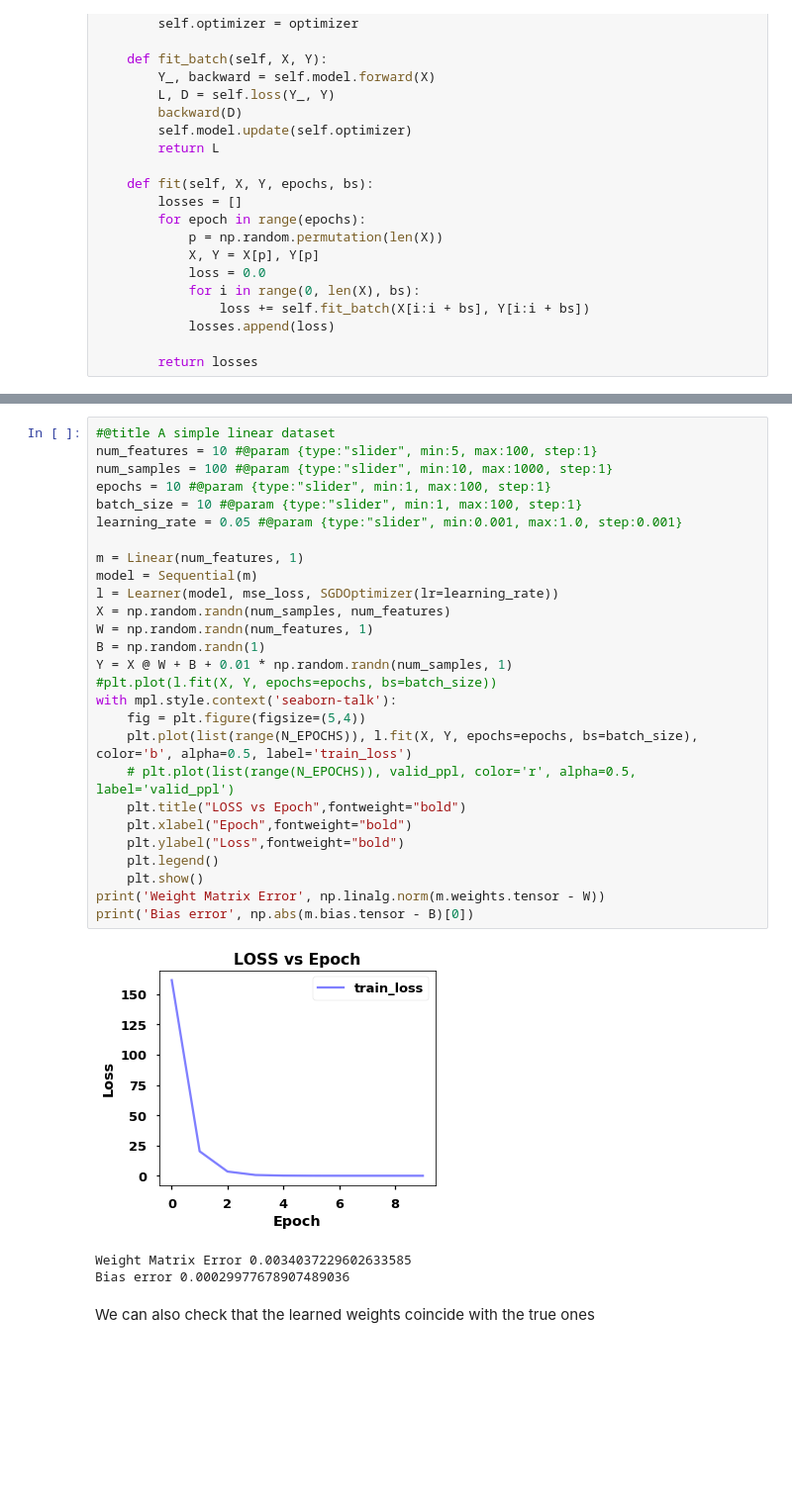
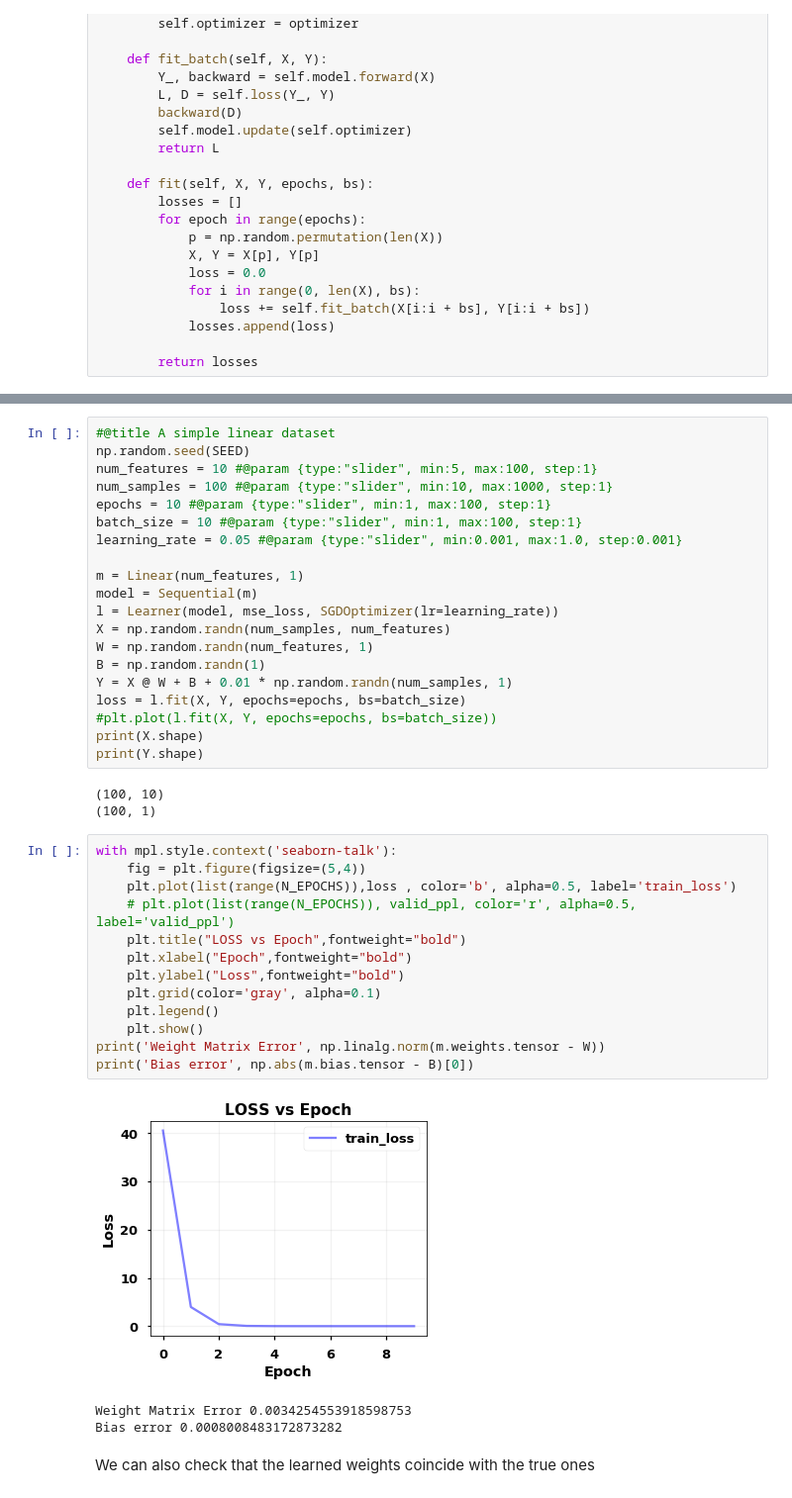
Before and after one commit to msank00/neural_net_python, a Jupyter notebook: Neural_Net_in_Python.ipynb, the cells around one changed output, grey strips where cells are left out. Shown: that part at 99% size. Cells and saved outputs as stored; diff of their text form; blank space fills up the shorter version.

```diff
--- a/Neural_Net_in_Python.ipynb
+++ b/Neural_Net_in_Python.ipynb
@@ -406,5 +400,6 @@ with mpl.style.context('seaborn-talk'):
 # %%
 #@title A simple linear dataset
+np.random.seed(SEED)
 num_features = 10 #@param {type:"slider", min:5, max:100, step:1}
 num_samples = 100 #@param {type:"slider", min:10, max:1000, step:1}
 epochs = 10 #@param {type:"slider", min:1, max:100, step:1}
@@ -418,22 +413,30 @@ X = np.random.randn(num_samples, num_features)
 W = np.random.randn(num_features, 1)
 B = np.random.randn(1)
 Y = X @ W + B + 0.01 * np.random.randn(num_samples, 1)
+loss = l.fit(X, Y, epochs=epochs, bs=batch_size)
 #plt.plot(l.fit(X, Y, epochs=epochs, bs=batch_size))
-with mpl.style.context('seaborn-talk'):
-    fig = plt.figure(figsize=(5,4))
-    plt.plot(list(range(N_EPOCHS)), l.fit(X, Y, epochs=epochs, bs=batch_size), color='b', alpha=0.5, label='train_loss')
-    # plt.plot(list(range(N_EPOCHS)), valid_ppl, color='r', alpha=0.5, label='valid_ppl')
-    plt.title("LOSS vs Epoch",fontweight="bold")
-    plt.xlabel("Epoch",fontweight="bold")
-    plt.ylabel("Loss",fontweight="bold")
-    plt.legend()
-    plt.show()
-print('Weight Matrix Error', np.linalg.norm(m.weights.tensor - W))
-print('Bias error', np.abs(m.bias.tensor - B)[0])
+print(X.shape)
+print(Y.shape)
 # %% [output]
-[figure, removed]
-Weight Matrix Error 0.0034037229602633585
-Bias error 0.00029977678907489036
+(100, 10)
+(100, 1)
+# %%
+with mpl.style.context('seaborn-talk'):
+    fig = plt.figure(figsize=(5,4))
+    plt.plot(list(range(N_EPOCHS)),loss , color='b', alpha=0.5, label='train_loss')
+    # plt.plot(list(range(N_EPOCHS)), valid_ppl, color='r', alpha=0.5, label='valid_ppl')
+    plt.title("LOSS vs Epoch",fontweight="bold")
+    plt.xlabel("Epoch",fontweight="bold")
+    plt.ylabel("Loss",fontweight="bold")
+    plt.grid(color='gray', alpha=0.1)
+    plt.legend()
+    plt.show()
+print('Weight Matrix Error', np.linalg.norm(m.weights.tensor - W))
+print('Bias error', np.abs(m.bias.tensor - B)[0])
+# %% [output]
+[figure, added]
+Weight Matrix Error 0.0034254553918598753
+Bias error 0.0008008483172873282
 # %% [markdown]
 We can also check that the learned weights coincide with the true ones
 # %%
```
Also changed, not shown: parts of 13 cells of this notebook.
